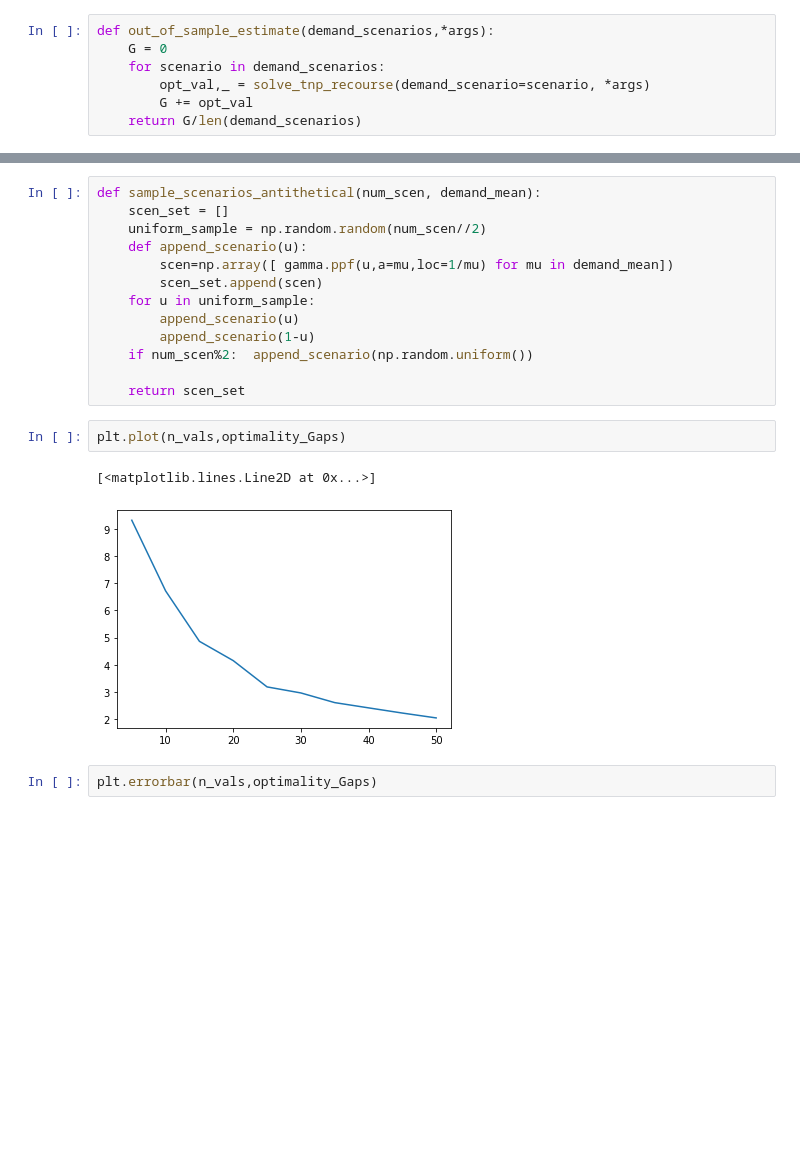
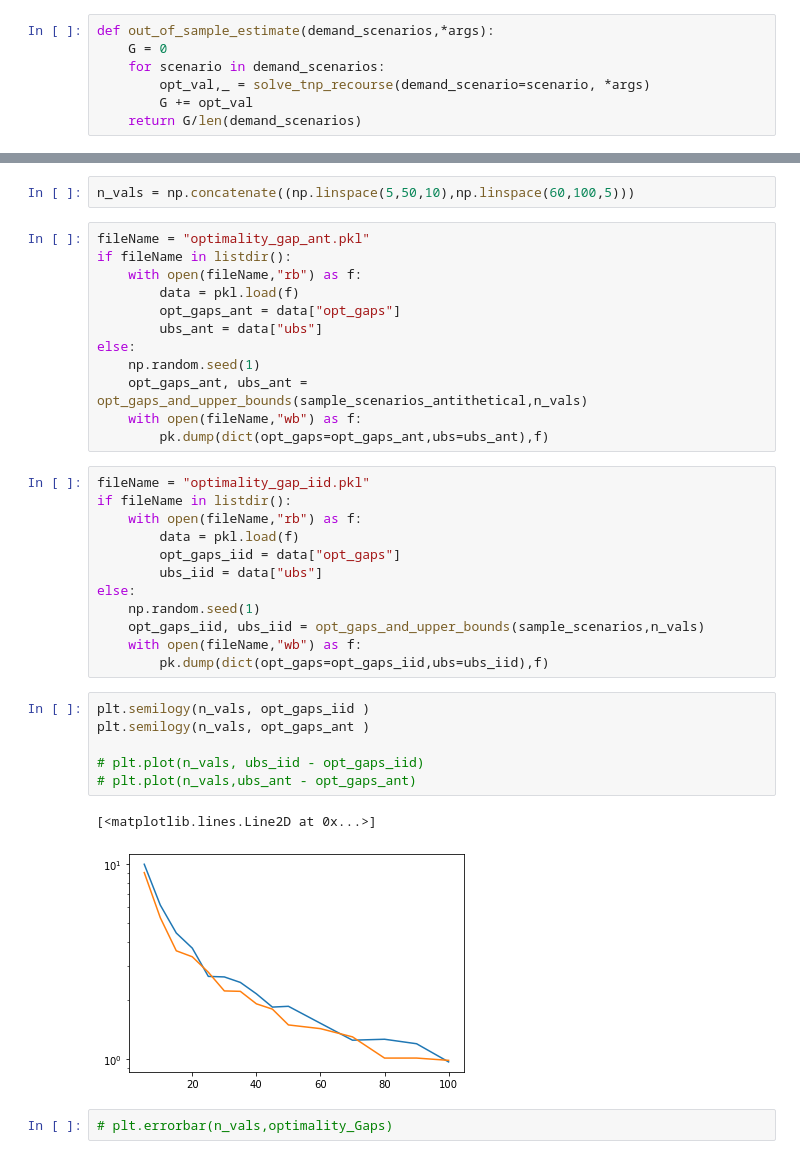
Before and after one commit to GeorgiosAliatimis/Stochastic_Optimization, a Jupyter notebook: TNP Group Task.ipynb, the cells around one changed output, grey strips where cells are left out. Drawn from its saved outputs; the diff is of its cells as text; blank space fills up the shorter version.

```diff
--- a/TNP Group Task.ipynb
+++ b/TNP Group Task.ipynb
@@ -229,20 +220,37 @@ n= 50
-# %%
-def sample_scenarios_antithetical(num_scen, demand_mean):
-    scen_set = []
-    uniform_sample = np.random.random(num_scen//2)
-    def append_scenario(u):
-        scen=np.array([ gamma.ppf(u,a=mu,loc=1/mu) for mu in demand_mean])
-        scen_set.append(scen)
-    for u in uniform_sample:
-        append_scenario(u)
-        append_scenario(1-u)
-    if num_scen%2:  append_scenario(np.random.uniform())
-
-    return scen_set
-# %%
-plt.plot(n_vals,optimality_Gaps)
-# %% [output]
-[<matplotlib.lines.Line2D at 0x...>]
-[figure, removed]
+# %%
+n_vals = np.concatenate((np.linspace(5,50,10),np.linspace(60,100,5)))
+# %%
+fileName = "optimality_gap_ant.pkl"
+if fileName in listdir():
+    with open(fileName,"rb") as f:
+        data = pkl.load(f)
+        opt_gaps_ant = data["opt_gaps"]
+        ubs_ant = data["ubs"]
+else:
+    np.random.seed(1)
+    opt_gaps_ant, ubs_ant = opt_gaps_and_upper_bounds(sample_scenarios_antithetical,n_vals)
+    with open(fileName,"wb") as f:
+        pk.dump(dict(opt_gaps=opt_gaps_ant,ubs=ubs_ant),f)
+# %%
+fileName = "optimality_gap_iid.pkl"
+if fileName in listdir():
+    with open(fileName,"rb") as f:
+        data = pkl.load(f)
+        opt_gaps_iid = data["opt_gaps"]
+        ubs_iid = data["ubs"]
+else:
+    np.random.seed(1)
+    opt_gaps_iid, ubs_iid = opt_gaps_and_upper_bounds(sample_scenarios,n_vals)
+    with open(fileName,"wb") as f:
+        pk.dump(dict(opt_gaps=opt_gaps_iid,ubs=ubs_iid),f)
+# %%
+plt.semilogy(n_vals, opt_gaps_iid )
+plt.semilogy(n_vals, opt_gaps_ant )
+
+# plt.plot(n_vals, ubs_iid - opt_gaps_iid)
+# plt.plot(n_vals,ubs_ant - opt_gaps_ant)
+# %% [output]
+[<matplotlib.lines.Line2D at 0x...>]
+[figure, added]
 # %%
-plt.errorbar(n_vals,optimality_Gaps)
+# plt.errorbar(n_vals,optimality_Gaps)
```
Also changed, not shown: parts of 15 cells of this notebook.
